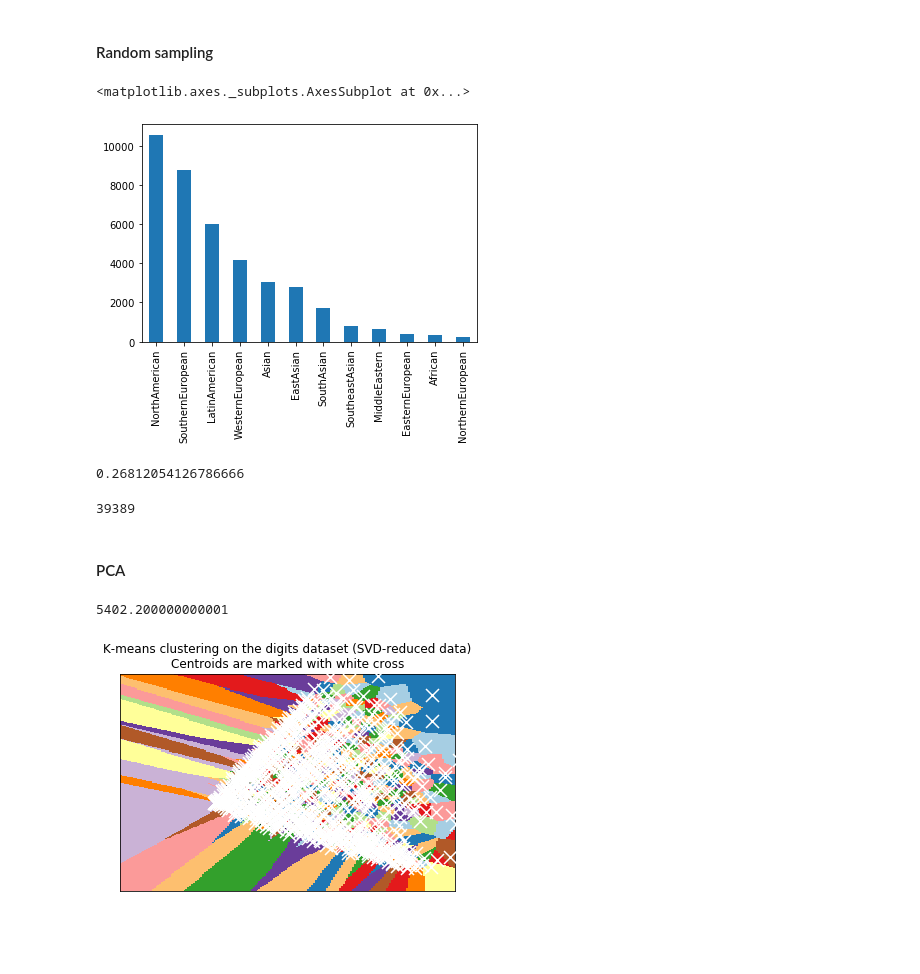
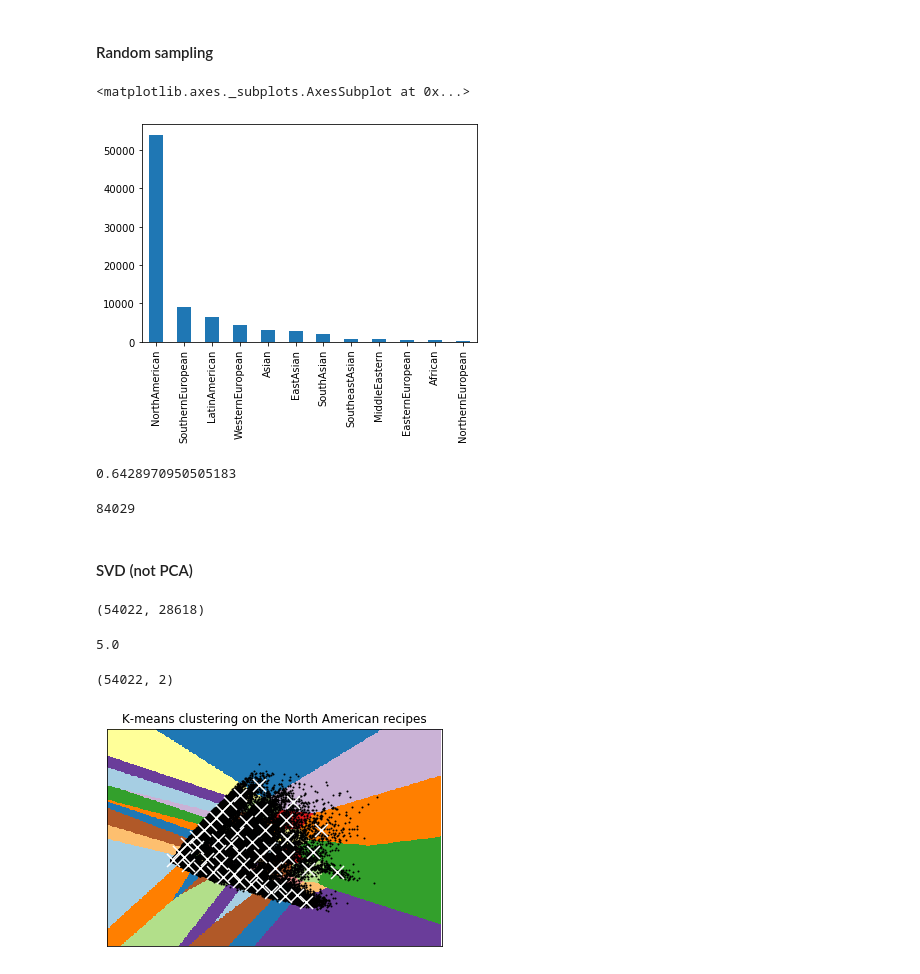
Before and after one commit to catherning/food_recipe_gen, a Jupyter notebook: cuisine_classification/undersampling.ipynb, the cells around one changed output. Saved outputs shown, nothing was run; the diff lists cells and outputs as text; code cells hidden in the pictures; blank space fills up the shorter version.

Commit message:
Add bigger cluster_centroid10000

```diff
--- a/cuisine_classification/undersampling.ipynb
+++ b/cuisine_classification/undersampling.ipynb
@@ -15,8 +15,7 @@ DATASET = ["scirep-cuisines-detail","Yummly28"]
 FILE = "full_data.pkl"
 
 METHODS = ["random","cluster_centroid"]
-method = METHODS[0]
-dataset = DATASET[1]
+method = METHODS[1]
 # %%
 # FROM NN_classification
 def createDFrame(file):
@@ -65,35 +64,43 @@ if method==METHODS[0]:
 df_train['cuisine'].value_counts().plot(kind='bar')
 # %% [output]
 <matplotlib.axes._subplots.AxesSubplot at 0x...>
-[figure, old version]
+[figure, new version]
 # %%
 print(len(df_train[df_train["cuisine"]=="NorthAmerican"])/len(df_train))
 # %% [output]
-0.26812054126786666
+0.6428970950505183
 # %%
 len(df_train)
 # %% [output]
-39389
+84029
 # %% [markdown]
-#### PCA
+#### SVD (not PCA)
 # %%
 if method==METHODS[1]:
     cv = CountVectorizer()
 
     x_american=cv.fit_transform(df_train[df_train["cuisine"]=="NorthAmerican"]['all_ingredients'].values)
     df_train.loc[df_train["cuisine"]=="NorthAmerican","american_id"]=[i for i in range(x_american.shape[0])]
+# %%
+x_american.shape
+# %% [output]
+(54022, 28618)
 # %%
 if method==METHODS[1]:
     print(len(df_train[df_train["cuisine"]=="NorthAmerican"])*0.1)
 
-    K_clusters=900
+    K_clusters=50
 
     reduced_data = TruncatedSVD(n_components=2).fit_transform(x_american)
     kmeans = MiniBatchKMeans(n_clusters=K_clusters, n_init=10, init_size=3*K_clusters)
     kmeans.fit(reduced_data)
     kmeans.labels_
 # %% [output]
-5402.200000000001
+5.0
+# %%
+reduced_data.shape
+# %% [output]
+(54022, 2)
 # %%
 if method==METHODS[1]:
     closest,_ = pairwise_distances_argmin_min(kmeans.cluster_centers_, reduced_data)
@@ -104,7 +111,7 @@ if method==METHODS[1]:
     df_train = df_train[df_train["american_id"].isin(closest) | df_train["american_id"].isnull()]
 # %%
 if method==METHODS[1]:
-    reduced_data = reduced_data[:2000]
+    reduced_data = reduced_data#[:2000]
 
     # Step size of the mesh. Decrease to increase the quality of the VQ.
     h = .02     # point in the mesh [x_min, x_max]x[y_min, y_max].
@@ -112,33 +119,32 @@ if method==METHODS[1]:
     # Plot the decision boundary. For that, we will assign a color to each
     x_min, x_max = reduced_data[:, 0].min() - 1, reduced_data[:, 0].max() + 1
     y_min, y_max = reduced_data[:, 1].min() - 1, reduced_data[:, 1].max() + 1
     xx, yy = np.meshgrid(np.arange(x_min, x_max, h), np.arange(y_min, y_max, h))
 
     # Obtain labels for each point in mesh. Use last trained model.
     Z = kmeans.predict(np.c_[xx.ravel(), yy.ravel()])
 
     # Put the result into a color plot
     Z = Z.reshape(xx.shape)
     plt.figure(1)
     plt.clf()
     plt.imshow(Z, interpolation='nearest',
                extent=(xx.min(), xx.max(), yy.min(), yy.max()),
                cmap=plt.cm.Paired,
                aspect='auto', origin='lower')
 
     plt.plot(reduced_data[:, 0], reduced_data[:, 1], 'k.', markersize=2)
 
     # Plot the centroids as a white X
     centroids = kmeans.cluster_centers_
     plt.scatter(centroids[:, 0], centroids[:, 1],
                 marker='x', s=169, linewidths=3,
                 color='w', zorder=10)
-    plt.title('K-means clustering on the digits dataset (SVD-reduced data)\n'
-              'Centroids are marked with white cross')
+    plt.title('K-means clustering on the North American recipes')
     plt.xlim(x_min, x_max)
     plt.ylim(y_min, y_max)
     plt.xticks(())
     plt.yticks(())
     plt.show()
 # %% [output]
-[figure, old version]
+[figure, new version]
```
Also changed, not shown: parts of 4 cells of this notebook, 2 other files.
